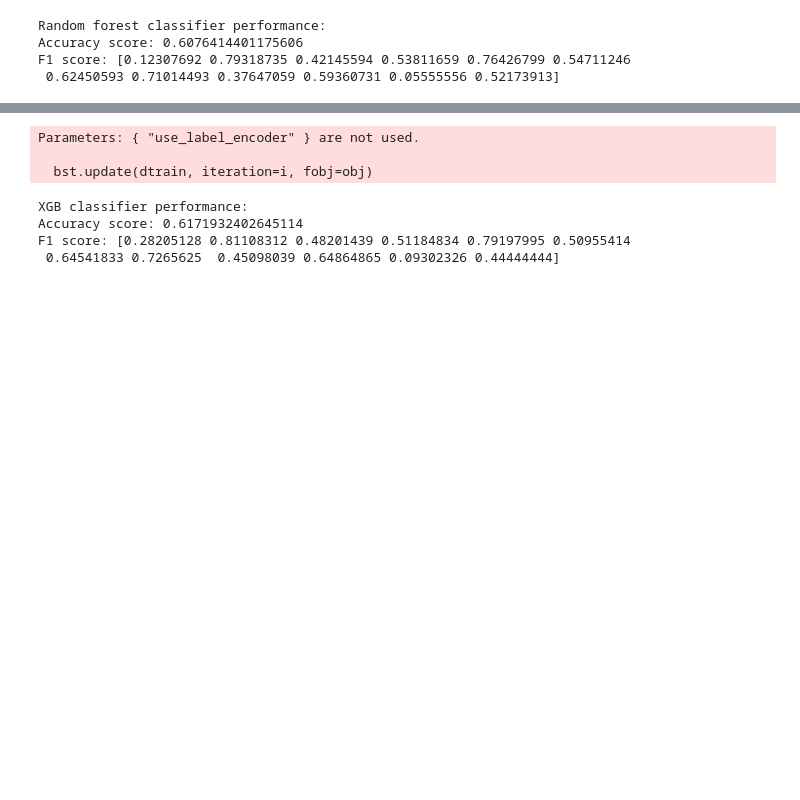
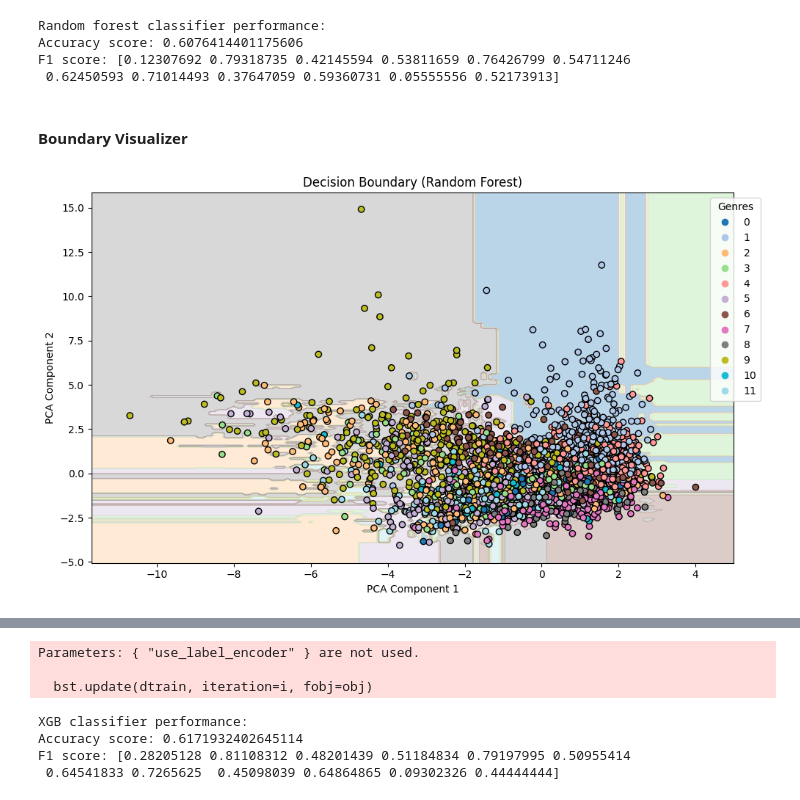
Before and after one commit to jedrek656/Spotify-genre-prediction, a Jupyter notebook: project.ipynb, the cells around one changed output, grey strips where cells are left out. Cells and saved outputs as stored; diff of their text form; code cells hidden in the pictures; blank space fills up the shorter version.

```diff
--- a/project.ipynb
+++ b/project.ipynb
@@ -298,3 +419,30 @@ Random forest classifier performance:
 Accuracy score: 0.6076414401175606
 F1 score: [0.12307692 0.79318735 0.42145594 0.53811659 0.76426799 0.54711246
  0.62450593 0.71014493 0.37647059 0.59360731 0.05555556 0.52173913]
+# %% [markdown]
+#### Boundary Visualizer
+# %%
+pca = PCA(n_components=2)
+X_reduced = pca.fit_transform(X_train)
+X_test_reduced = pca.transform(X_test)
+clf = RandomForestClassifier(random_state=0)
+clf.fit(X_reduced, y_train)
+x_min, x_max = X_reduced[:, 0].min() - 1, X_reduced[:, 0].max() + 1
+y_min, y_max = X_reduced[:, 1].min() - 1, X_reduced[:, 1].max() + 1
+xx, yy = np.meshgrid(np.arange(x_min, x_max, 0.1),
+                     np.arange(y_min, y_max, 0.1))
+Z = clf.predict(np.c_[xx.ravel(), yy.ravel()])
+Z = Z.reshape(xx.shape)
+plt.figure(figsize=(10, 6))
+cmap = ListedColormap(plt.cm.get_cmap("tab20", len(np.unique(y_train))).colors)
+
+plt.contourf(xx, yy, Z, alpha=0.3, cmap=cmap)
+scatter = plt.scatter(X_reduced[:, 0], X_reduced[:, 1], c=y_train, cmap=cmap, edgecolor='k')
+plt.xlabel("PCA Component 1")
+plt.ylabel("PCA Component 2")
+plt.title("Decision Boundary (Random Forest)")
+plt.legend(*scatter.legend_elements(), title="Genres", bbox_to_anchor=(1.05, 1))
+plt.tight_layout()
+plt.show()
+# %% [output]
+[figure, added]
```
Also changed, not shown: parts of 54 cells of this notebook.
